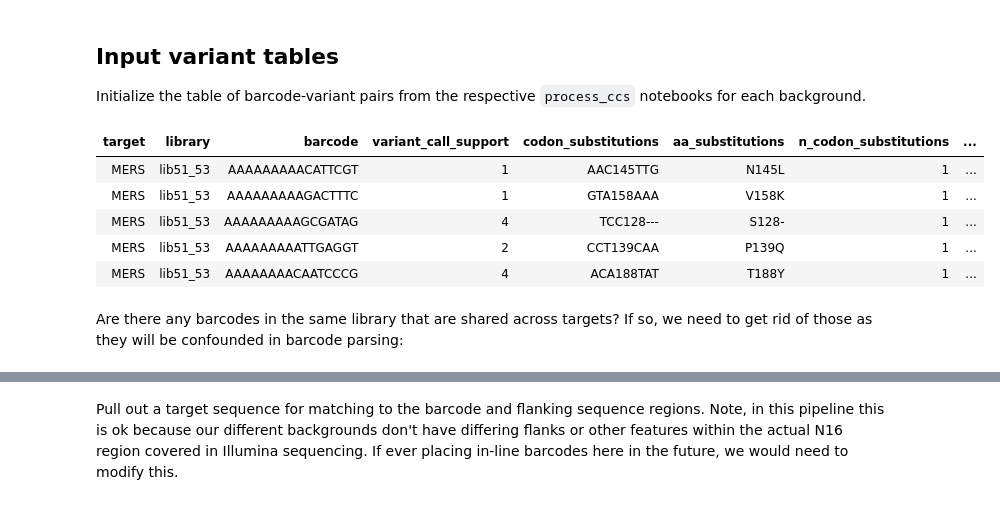
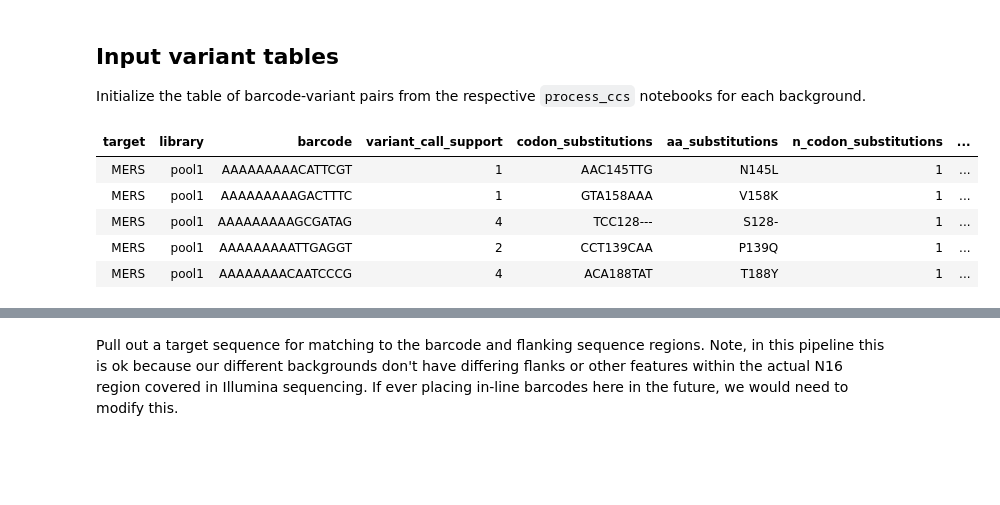
Before and after one commit to tstarrlab/MERS-PDF2180-RBD_DMS, a Jupyter notebook: count_variants.ipynb, the cells around one changed output, grey strips where cells are left out. Saved outputs shown, nothing was run; the diff lists cells and outputs as text; code cells hidden in the pictures; blank space fills up the shorter version.

```diff
--- a/count_variants.ipynb
+++ b/count_variants.ipynb
@@ -63,19 +63,15 @@ os.makedirs(config['figs_dir'], exist_ok=True)
 ## Input variant tables
 Initialize the table of barcode-variant pairs from the respective `process_ccs` notebooks for each background.
 # %%
-variants = pd.read_csv(config['codon_variant_table_file_MERS'], na_filter=None)
-variants = variants.append(pd.read_csv(config['codon_variant_table_file_PDF2180'], na_filter=None))
+variants = pd.read_csv(config['codon_variant_table_file_pools'], na_filter=None)
 
 variants = variants.reset_index(drop=True)
 
 display(HTML(variants.head().to_html(index=False)))
 # %% [output]
 | target | library | barcode | variant_call_support | codon_substitutions | aa_substitutions | n_codon_substitutions | ... |
-| MERS | lib51_53 | AAAAAAAAACATTCGT | 1 | AAC145TTG | N145L | 1 | ... |
-| MERS | lib51_53 | AAAAAAAAAGACTTTC | 1 | GTA158AAA | V158K | 1 | ... |
-| MERS | lib51_53 | AAAAAAAAAGCGATAG | 4 | TCC128--- | S128- | 1 | ... |
-| MERS | lib51_53 | AAAAAAAAATTGAGGT | 2 | CCT139CAA | P139Q | 1 | ... |
-| MERS | lib51_53 | AAAAAAAACAATCCCG | 4 | ACA188TAT | T188Y | 1 | ... |
+| MERS | pool1 | AAAAAAAAACATTCGT | 1 | AAC145TTG | N145L | 1 | ... |
+| MERS | pool1 | AAAAAAAAAGACTTTC | 1 | GTA158AAA | V158K | 1 | ... |
+| MERS | pool1 | AAAAAAAAAGCGATAG | 4 | TCC128--- | S128- | 1 | ... |
+| MERS | pool1 | AAAAAAAAATTGAGGT | 2 | CCT139CAA | P139Q | 1 | ... |
+| MERS | pool1 | AAAAAAAACAATCCCG | 4 | ACA188TAT | T188Y | 1 | ... |
-# %% [markdown]
-Are there any barcodes in the same library that are shared across targets?
-If so, we need to get rid of those as they will be confounded in barcode parsing:
```
Also changed, not shown: parts of 6 cells of this notebook, 33 other files.
